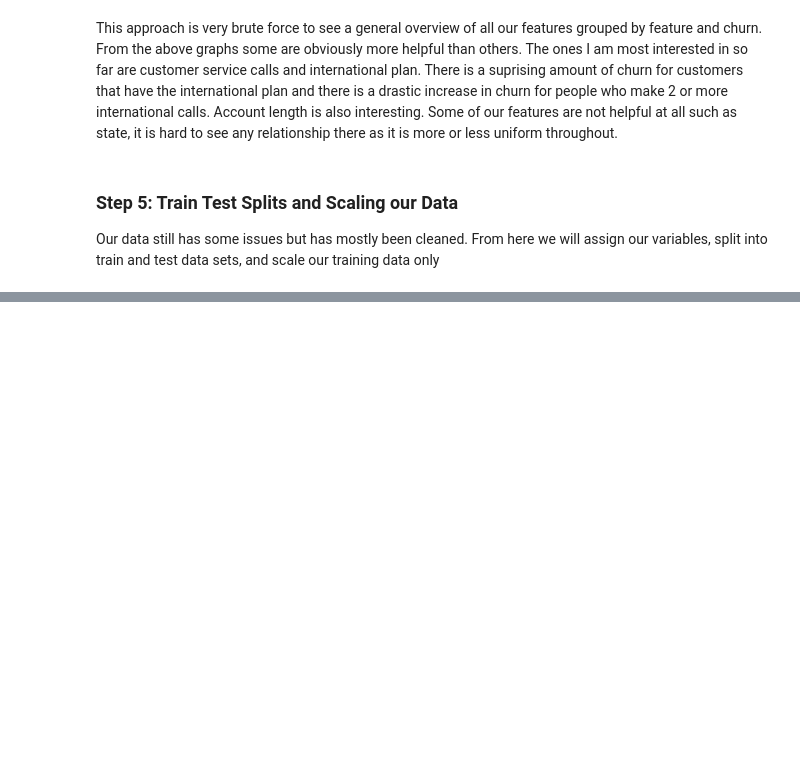
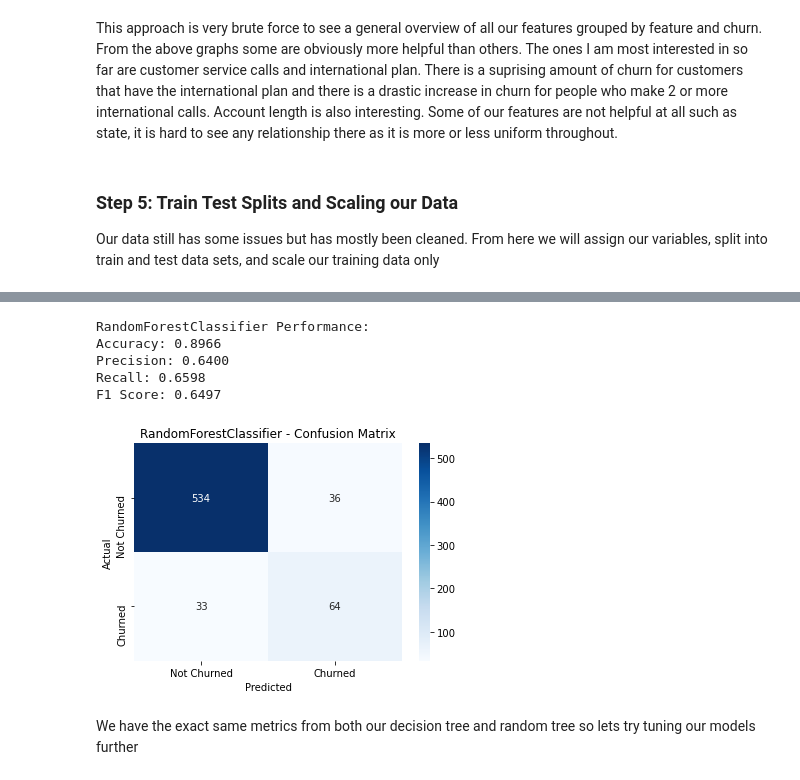
Before and after one commit to jaredlil/project-5-telecom-churn, a Jupyter notebook: Untitled.ipynb, the cells around one changed output, grey strips where cells are left out. Cells and saved outputs as stored; diff of their text form; code cells hidden in the pictures; blank space fills up the shorter version.

```diff
--- a/Untitled.ipynb
+++ b/Untitled.ipynb
@@ -251,0 +312,16 @@ X_test_scaled = scaler.transform(X_test)
+# %%
+#Testing to see if a randomforestclassifer would classify our churn better
+rf_model = RandomForestClassifier(class_weight='balanced', random_state=42)
+rf_model.fit(X_train, y_train)
+y_pred_rt = dt_model.predict(X_test)
+# %%
+evaluate_model("RandomForestClassifier", y_test, y_pred_rt)
+# %% [output]
+RandomForestClassifier Performance:
+Accuracy: 0.8966
+Precision: 0.6400
+Recall: 0.6598
+F1 Score: 0.6497
+[figure, added]
+# %% [markdown]
+We have the exact same metrics from both our decision tree and random tree so lets try tuning our models further
```
Also changed, not shown: parts of 18 cells of this notebook, 1 other file.
